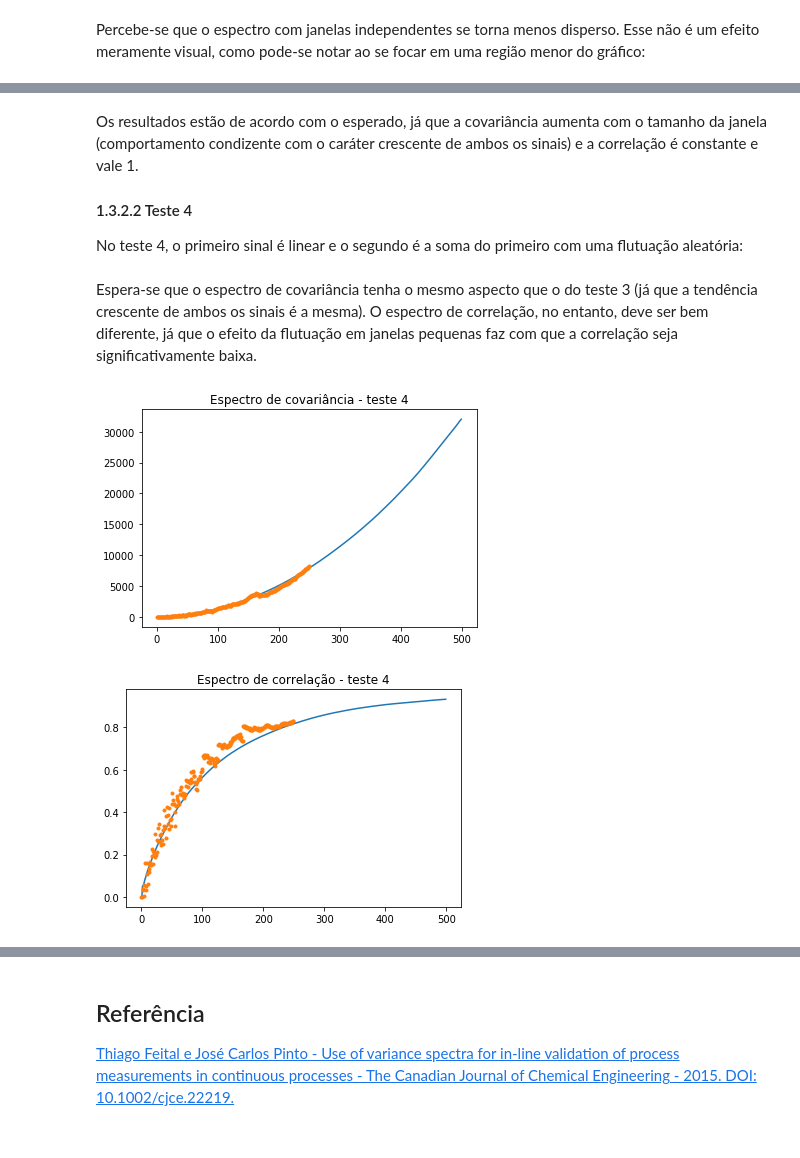
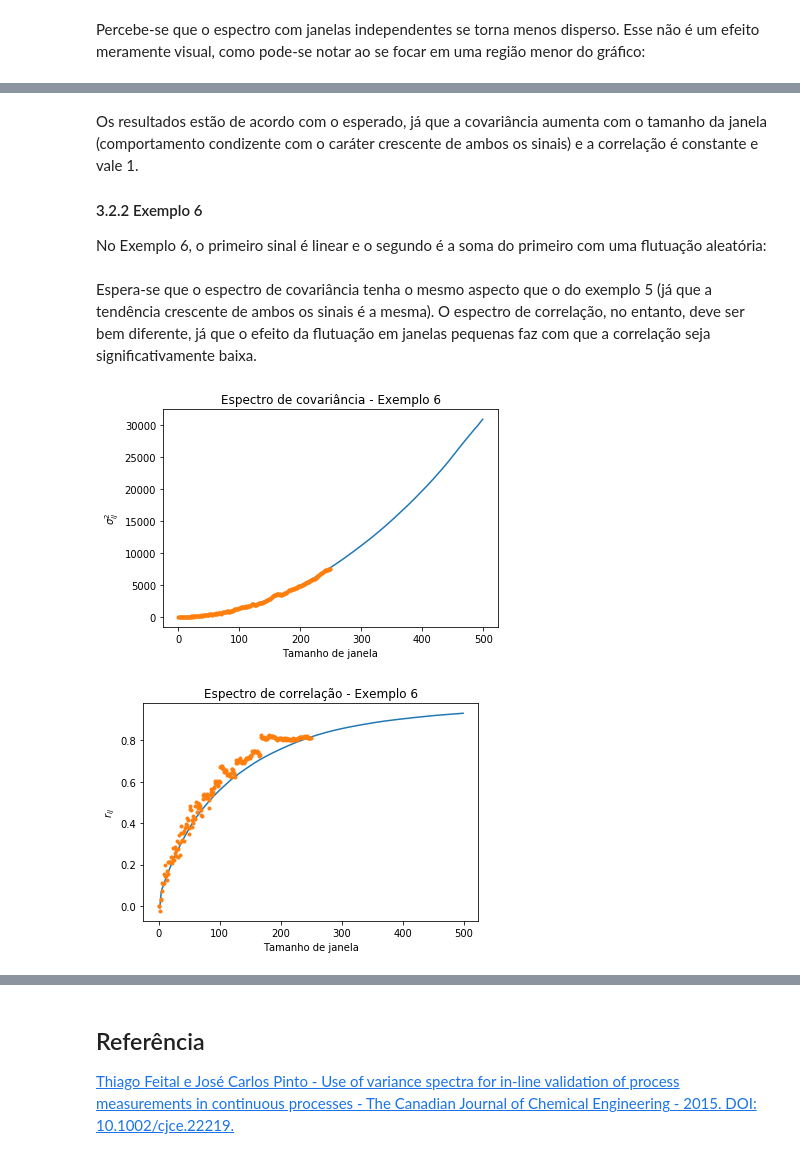
Before and after one commit to afraeq/spectra, a Jupyter notebook: notebooks/1-afra-primeiros_testes.ipynb, the cells around one changed output, grey strips where cells are left out. Saved outputs shown, nothing was run; the diff lists cells and outputs as text; code cells hidden in the pictures.

```diff
--- a/notebooks/1-afra-primeiros_testes.ipynb
+++ b/notebooks/1-afra-primeiros_testes.ipynb
@@ -351,30 +441,34 @@ plt.title('Espectro de correlação - teste 3');
 # %% [markdown]
 Os resultados estão de acordo com o esperado, já que a covariância aumenta com o tamanho da janela (comportamento condizente com o caráter crescente de ambos os sinais) e a correlação é constante e vale 1.
 
-#### 1.3.2.2 Teste 4
+#### 3.2.2 Exemplo 6
 
-No teste 4, o primeiro sinal é linear e o segundo é a soma do primeiro com uma flutuação aleatória:
+No Exemplo 6, o primeiro sinal é linear e o segundo é a soma do primeiro com uma flutuação aleatória:
 # %%
-sinal1 = np.arange(1,501)
-sinal2 = sinal1 + np.random.rand(sinal1.size)*sinal1
+sinal6_1 = np.arange(1,501)
+sinal6_2 = sinal6_1 + np.random.rand(sinal6_1.size)*sinal6_1
 # %% [markdown]
-Espera-se que o espectro de covariância tenha o mesmo aspecto que o do teste 3 (já que a tendência crescente de ambos os sinais é a mesma). O espectro de correlação, no entanto, deve ser bem diferente, já que o efeito da flutuação em janelas pequenas faz com que a correlação seja significativamente baixa.
+Espera-se que o espectro de covariância tenha o mesmo aspecto que o do exemplo 5 (já que a tendência crescente de ambos os sinais é a mesma). O espectro de correlação, no entanto, deve ser bem diferente, já que o efeito da flutuação em janelas pequenas faz com que a correlação seja significativamente baixa.
 # %%
-test4 = spectra(sinal1,sinal2)
+ex6 = spectra(sinal6_1,sinal6_2)
 
-test4.sliding_Window_Cov_Spectra()
-test4.independent_Window_Cov_Spectra()
+ex6.sliding_Window_Cov_Spectra()
+ex6.independent_Window_Cov_Spectra()
 
-test4.plot_Cov_Spectra(plt.gca())
-plt.title('Espectro de covariância - teste 4')
+ex6.plot_Cov_Spectra(plt.gca())
+plt.title('Espectro de covariância - Exemplo 6')
+plt.xlabel('Tamanho de janela')
+plt.ylabel('$\sigma_{ij}^2$')
 
 plt.figure()
 
-test4.plot_Corr_Spectra(plt.gca())
-plt.title('Espectro de correlação - teste 4');
+ex6.plot_Corr_Spectra(plt.gca())
+plt.title('Espectro de correlação - Exemplo 6')
+plt.xlabel('Tamanho de janela')
+plt.ylabel('$r_{ij}$');
 # %% [output]
-[figure, old version]
+[figure, new version]
-[figure, old version]
+[figure, new version]
 # %% [markdown]
 O resultado é exatamente o esperado.
 
```
Also changed, not shown: parts of 24 cells of this notebook, 1 other file.
